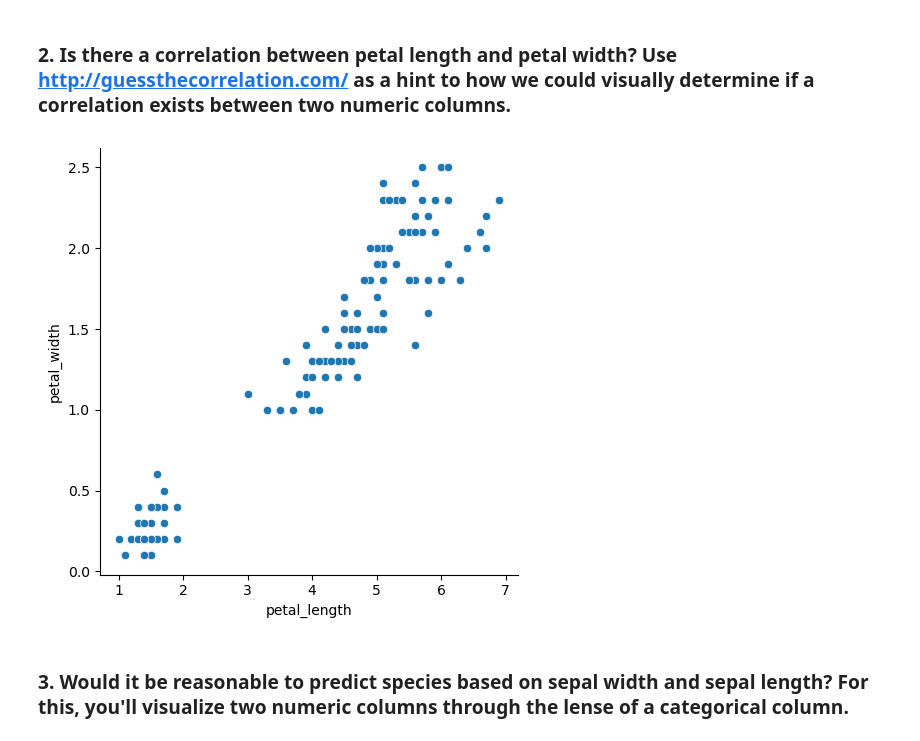
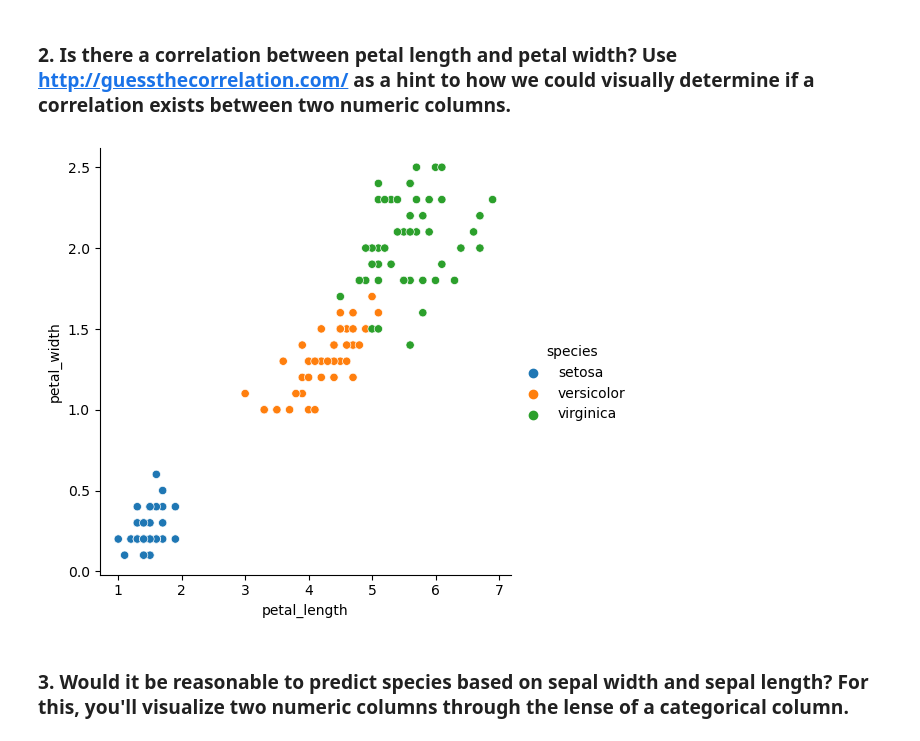
Before and after one commit to Jared-Wood135/numpy-pandas-visualization-exercises, a Jupyter notebook: seaborn_exercises.ipynb, the cells around one changed output. Saved outputs shown, nothing was run; the diff lists cells and outputs as text; code cells hidden in the pictures.

```diff
--- a/seaborn_exercises.ipynb
+++ b/seaborn_exercises.ipynb
@@ -23,11 +23,12 @@ sns.displot(data=iris, x='petal_length');
 # %%
 sns.relplot(
 data=iris,
 x='petal_length',
-y='petal_width')
+y='petal_width',
+hue='species')
 plt.show()
 # %% [output]
-[figure, old version]
+[figure, new version]
 # %% [markdown]
 ### 3. Would it be reasonable to predict species based on sepal width and sepal length? For this, you'll visualize two numeric columns through the lense of a categorical column.
 # %%
```
Also changed, not shown: parts of 49 cells of this notebook.
